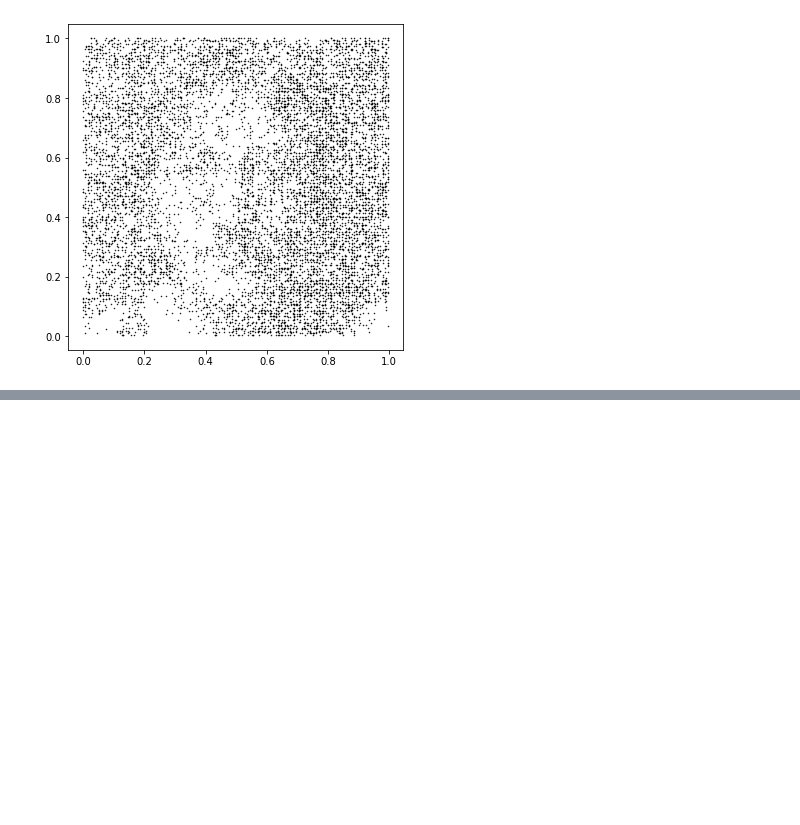
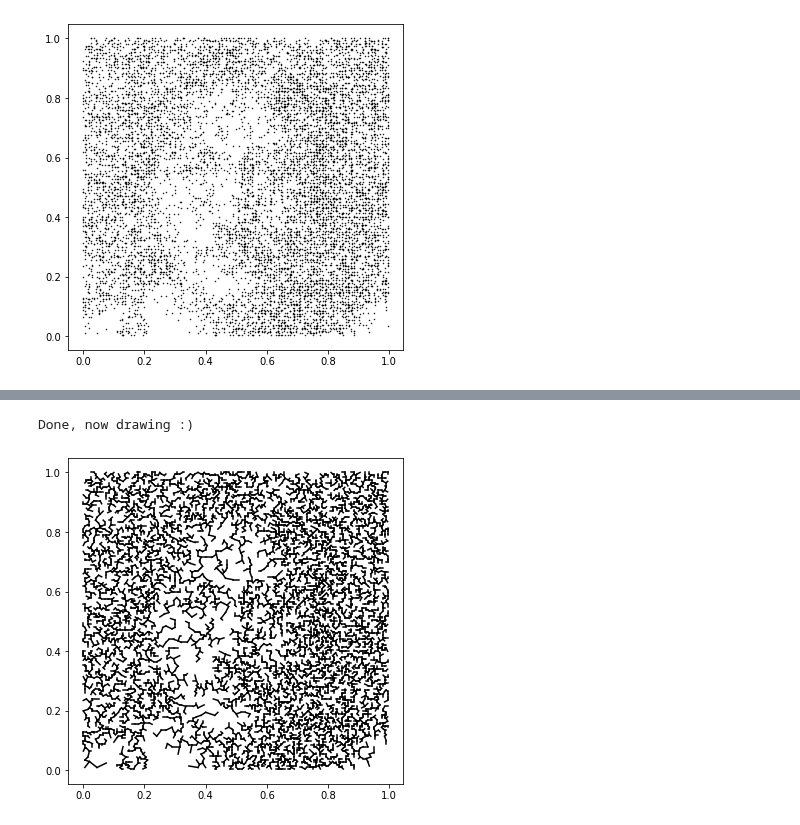
Before and after one commit to khakhalin/Sketches, a Jupyter notebook: procedural_art/mst-painter.ipynb, the cells around one changed output, grey strips where cells are left out. Saved outputs shown, nothing was run; the diff lists cells and outputs as text; code cells hidden in the pictures; blank space fills up the shorter version.

```diff
--- a/procedural_art/mst-painter.ipynb
+++ b/procedural_art/mst-painter.ipynb
@@ -111,20 +111,19 @@ plt.plot(points[:,0], points[:,1], 'k.', markersize=1);
 # %% [output]
 [figure]
 # %%
-def prep_edges(points):
+def build_graph(points):
     """Find some reasonably local edges."""
     KEEP_BEST = 7 # How many smallest edges to keep for every point
     n = points.shape[0]
-    edges = []
+    g = {}
     for i in range(n):
         dist = np.sqrt(np.square(points[i,0]-points[:,0])+np.square(points[i,1]-points[:,1]))
-        local_points = sorted([(dist[j],j) for j in range(n)])[1:(KEEP_BEST+1)] # Skip zero self-edges
-        edges += [(i,j,d) for d,j in local_points]
+        g[i] = sorted([(dist[j],j) for j in range(n)])[1:(KEEP_BEST+1)] # 1: to skip zero self-edges
         if i % 100 == 0: print('.', end='')
-    return edges
+    return g
 
-edges = prep_edges(points)
-print('Edges found.')
+g = build_graph(points)
+print('Graph built.')
 if False:
     print('Now making a plot...')
     plt.figure(figsize=(6,6))
@@ -176,3 +134,36 @@ eplot(points, tree)
+# %%
+def mst(points, g):
+    """Build a minimally spanning tree."""
+    nv = points.shape[0]
+    visited = [False]*nv
+    tree = []
+    q = PQ()
+    node_count = 0
+
+    def visit(i):
+        nonlocal visited, q
+        visited[i] = True
+        node_count += 1
+        if node_count % 100 == 0: print('.', end='')
+        for d,j in g[i]:
+            q.add(d, (i,j))
+
+    visit(0)
+    while q.n()>0:
+        i,j = q.pop()
+        if visited[i] and visited[j]: continue
+        if visited[i]: visit(j)
+        else: visit(i)
+        tree.append((i,j))
+    return tree
+
+tree = mst(points, g)
+print('Done, now drawing :)')
+fig = plt.figure(figsize=(6,6));
+eplot(points, tree)
+# %% [output]
+Done, now drawing :)
+[figure, added]
 # %%
 fig = plt.figure(figsize=(12,12));
 eplot(points, tree)
```
Also changed, not shown: parts of 4 cells of this notebook.
